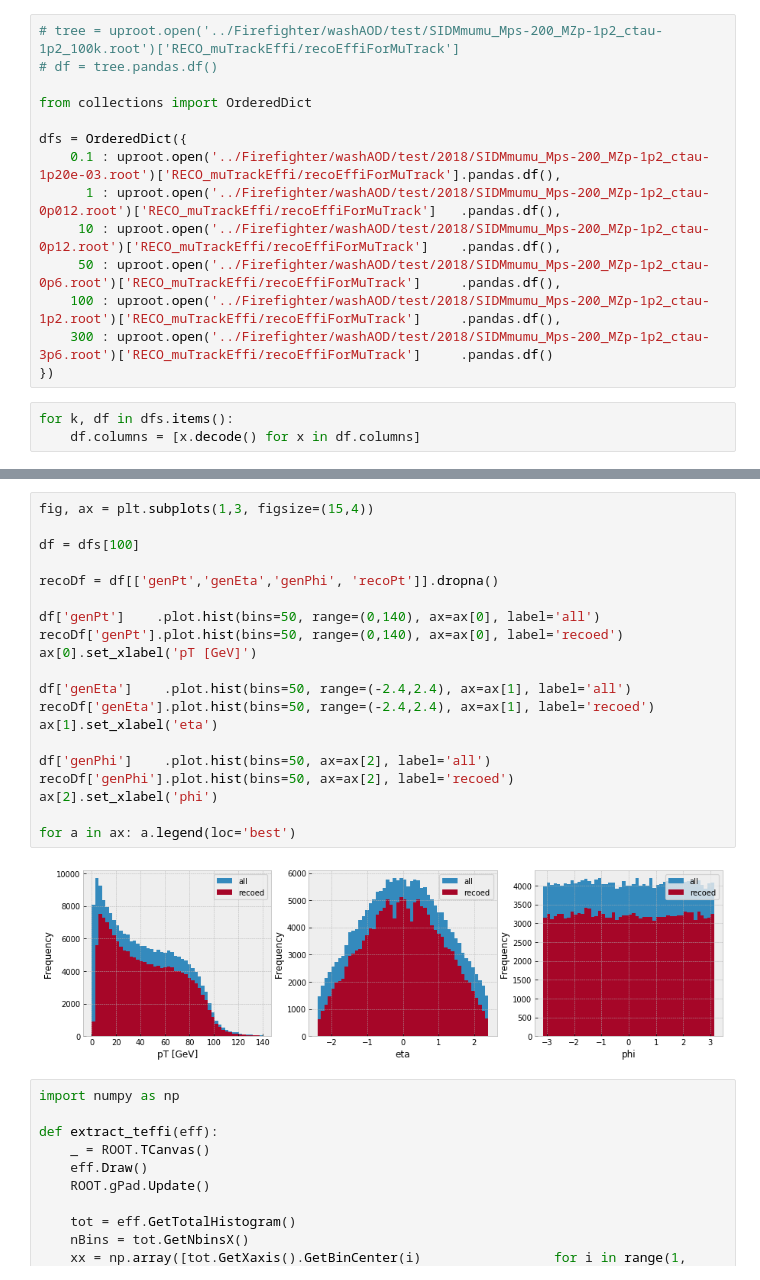
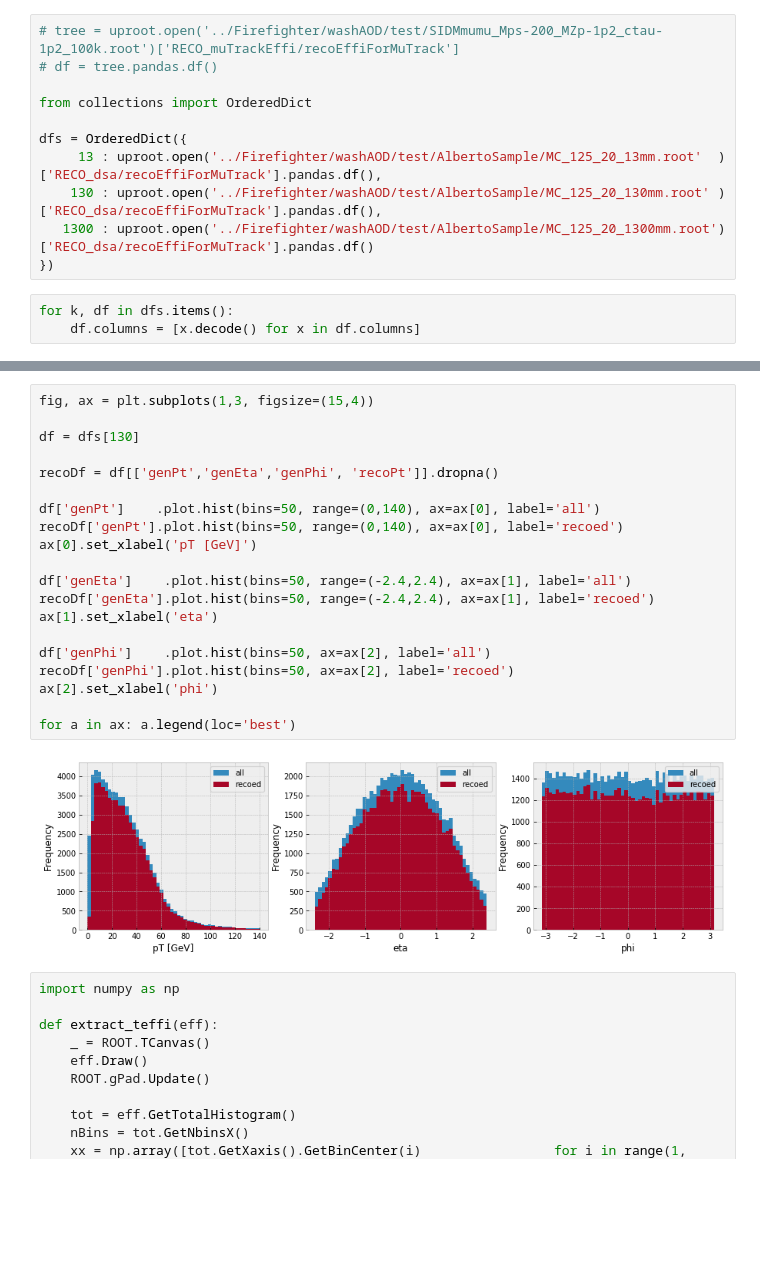
Before and after one commit to afrankenthal/FirefighterAnalysis, a Jupyter notebook: recoMuEfficiency.ipynb, the cells around one changed output, grey strips where cells are left out. Saved outputs shown, nothing was run; the diff lists cells and outputs as text; blank space fills up the shorter version.

Commit message:
update for Alberto sample

```diff
--- a/recoMuEfficiency.ipynb
+++ b/recoMuEfficiency.ipynb
@@ -14,12 +14,9 @@ Welcome to JupyROOT 6.14/00
 from collections import OrderedDict
 
 dfs = OrderedDict({
-    0.1 : uproot.open('../Firefighter/washAOD/test/2018/SIDMmumu_Mps-200_MZp-1p2_ctau-1p20e-03.root')['RECO_muTrackEffi/recoEffiForMuTrack'].pandas.df(),
-      1 : uproot.open('../Firefighter/washAOD/test/2018/SIDMmumu_Mps-200_MZp-1p2_ctau-0p012.root')['RECO_muTrackEffi/recoEffiForMuTrack']   .pandas.df(),
-     10 : uproot.open('../Firefighter/washAOD/test/2018/SIDMmumu_Mps-200_MZp-1p2_ctau-0p12.root')['RECO_muTrackEffi/recoEffiForMuTrack']    .pandas.df(),
-     50 : uproot.open('../Firefighter/washAOD/test/2018/SIDMmumu_Mps-200_MZp-1p2_ctau-0p6.root')['RECO_muTrackEffi/recoEffiForMuTrack']     .pandas.df(),
-    100 : uproot.open('../Firefighter/washAOD/test/2018/SIDMmumu_Mps-200_MZp-1p2_ctau-1p2.root')['RECO_muTrackEffi/recoEffiForMuTrack']     .pandas.df(),
-    300 : uproot.open('../Firefighter/washAOD/test/2018/SIDMmumu_Mps-200_MZp-1p2_ctau-3p6.root')['RECO_muTrackEffi/recoEffiForMuTrack']     .pandas.df()
+     13 : uproot.open('../Firefighter/washAOD/test/AlbertoSample/MC_125_20_13mm.root'  )['RECO_dsa/recoEffiForMuTrack'].pandas.df(),
+    130 : uproot.open('../Firefighter/washAOD/test/AlbertoSample/MC_125_20_130mm.root' )['RECO_dsa/recoEffiForMuTrack'].pandas.df(),
+   1300 : uproot.open('../Firefighter/washAOD/test/AlbertoSample/MC_125_20_1300mm.root')['RECO_dsa/recoEffiForMuTrack'].pandas.df()
 })
 # %%
 for k, df in dfs.items():
@@ -46,25 +40,25 @@ plt.legend(loc='upper left', title='decay length')
 # %%
 fig, ax = plt.subplots(1,3, figsize=(15,4))
 
-df = dfs[100]
+df = dfs[130]
 
 recoDf = df[['genPt','genEta','genPhi', 'recoPt']].dropna()
 
 df['genPt']    .plot.hist(bins=50, range=(0,140), ax=ax[0], label='all')
 recoDf['genPt'].plot.hist(bins=50, range=(0,140), ax=ax[0], label='recoed')
 ax[0].set_xlabel('pT [GeV]')
 
 df['genEta']    .plot.hist(bins=50, range=(-2.4,2.4), ax=ax[1], label='all')
 recoDf['genEta'].plot.hist(bins=50, range=(-2.4,2.4), ax=ax[1], label='recoed')
 ax[1].set_xlabel('eta')
 
 df['genPhi']    .plot.hist(bins=50, ax=ax[2], label='all')
 recoDf['genPhi'].plot.hist(bins=50, ax=ax[2], label='recoed')
 ax[2].set_xlabel('phi')
 
 for a in ax: a.legend(loc='best')
 # %% [output]
-[figure, old version]
+[figure, new version]
 # %%
 import numpy as np
 
```
Also changed, not shown: parts of 5 cells of this notebook, 1 other file.
